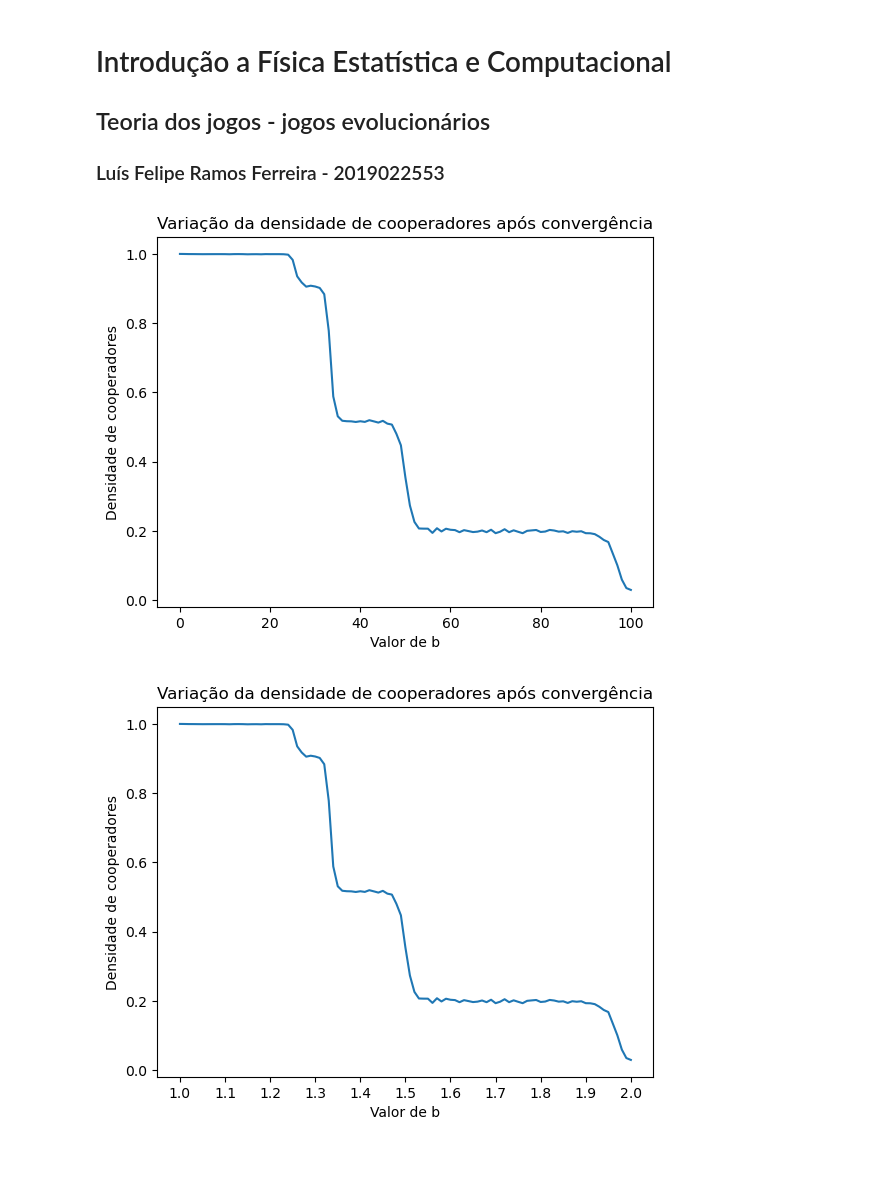
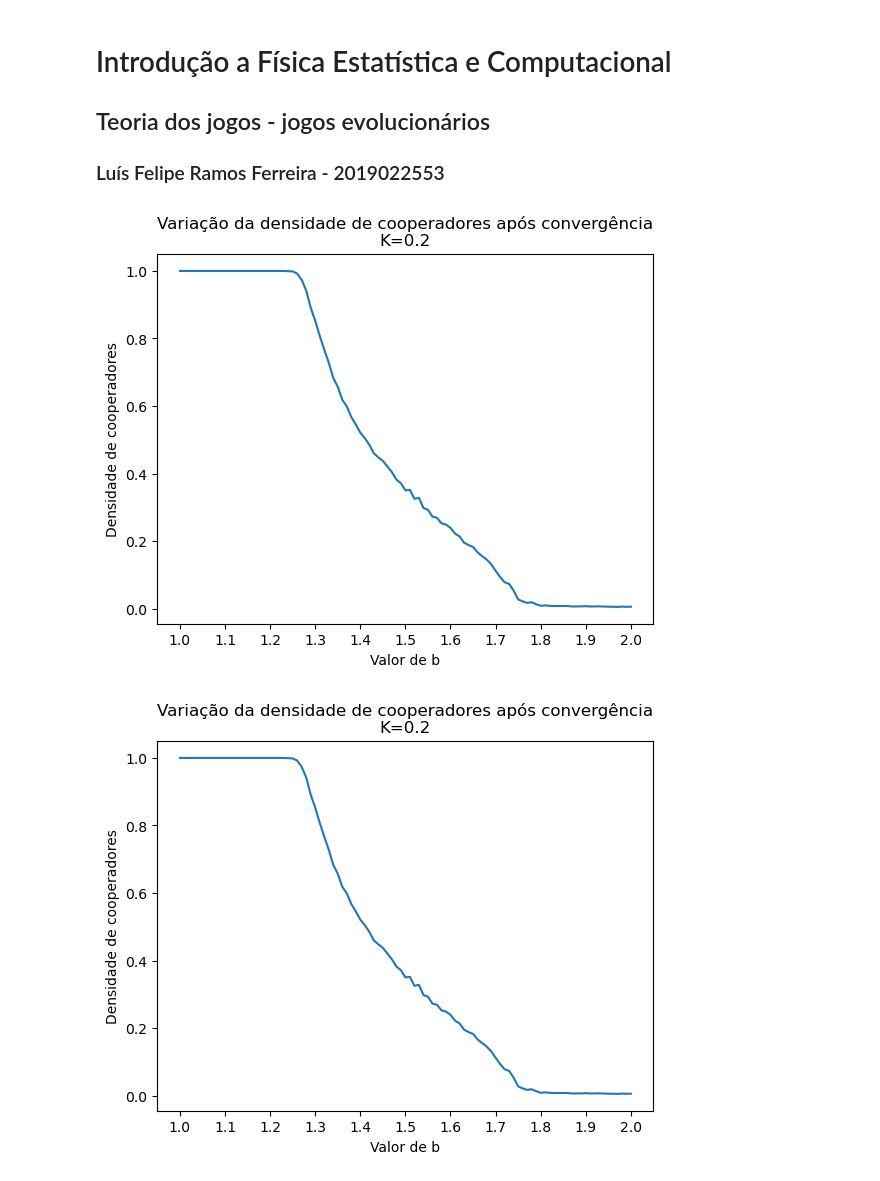
Before and after one commit to lframosferreira/fisica-estatistica-computacional, a Jupyter notebook: teoria_dos_jogos/main.ipynb, the cells around one changed output. Cells and saved outputs as stored; diff of their text form; code cells hidden in the pictures.

Commit message:
put 10 million iterations

```diff
--- a/teoria_dos_jogos/main.ipynb
+++ b/teoria_dos_jogos/main.ipynb
@@ -75,8 +75,8 @@ def plot_densities_per_time(densities: npt.NDArray[np.float64]) -> None:
     plt.show()
 
 
-def plot_densities_per_b(densities_per_b: npt.NDArray[np.float64], b_variation: np.float64 = 0.01) -> None:
-    plt.title("Variação da densidade de cooperadores após convergência")
+def plot_densities_per_b(densities_per_b: npt.NDArray[np.float64], b_variation: np.float64 = 0.01, K: np.float64 = 0.2) -> None:
+    plt.title(f"Variação da densidade de cooperadores após convergência\nK={K}")
     plt.xlabel("Valor de b")
     plt.xticks(ticks=np.arange(1, 2.1, 0.10))
     plt.ylabel("Densidade de cooperadores")
@@ -85,7 +85,7 @@ def plot_densities_per_b(densities_per_b: npt.NDArray[np.float64], b_variation:
 # %%
 @numba.jit(nopython=True)
 def get_cooperators_densities(
-    b: np.float32 = 1.5, K: np.float32 = 0.2, number_of_iterations: np.int64 = 2000000
+    b: np.float32 = 1.5, K: np.float32 = 0.2, number_of_iterations: np.int64 = 10000000
 ) -> npt.NDArray[np.float64]:
     neighbours: npt.NDArray[np.int32] = get_neighbours(grid_size=GRID_SIZE)
     gain_matrix: npt.NDArray[np.int8] = np.array([[1.0, 0.0], [b, 0.0]])
@@ -135,11 +135,11 @@ def get_densities_per_b(b_variation: np.float64 = 0.01, K: np.float32 = 0.2) ->
         densities_per_b[i] = density
     return densities_per_b
 # %%
-a = get_densities_per_b(K=0.02)
+a = get_densities_per_b()
 plot_densities_per_b(densities_per_b=a)
 # %% [output]
-[figure, old version]
+[figure, new version]
 # %%
 plot_densities_per_b(a)
 # %% [output]
-[figure, old version]
+[figure, new version]
```
